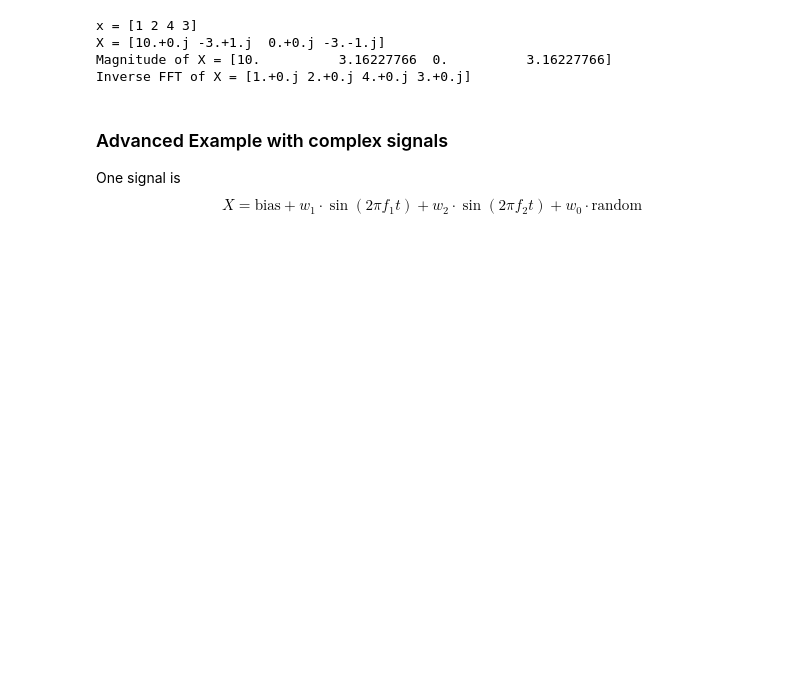
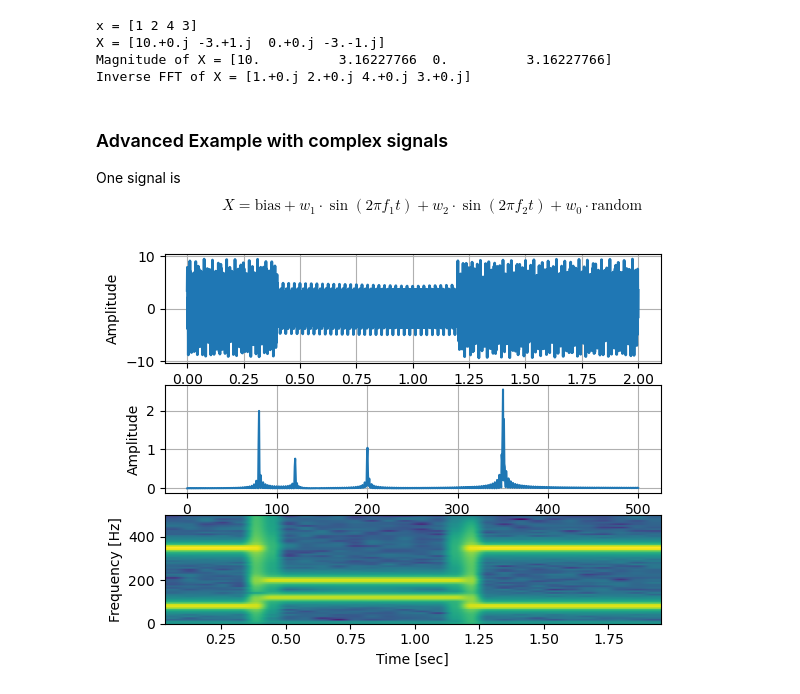
Before and after one commit to HoraceYang2019/Digital-Signal-Processing, a Jupyter notebook: E. Signal Transformation/9. Fourier Series and Transform.ipynb, the cells around one changed output. Saved outputs shown, nothing was run; the diff lists cells and outputs as text; code cells hidden in the pictures; blank space fills up the shorter version.

```diff
--- a/E. Signal Transformation/9. Fourier Series and Transform.ipynb
+++ b/E. Signal Transformation/9. Fourier Series and Transform.ipynb
@@ -518,7 +559,13 @@ X = \text{bias} + w_1 \cdot \sin (2 \pi f_1 t) + w_2 \cdot \sin (2 \pi f_2 t) +
 \end{equation}
 # %%
 # Another signal is
-gen = map(lambda k: w1*np.sin(2.0*np.pi*f1*k) if 0.4 <= k < 0.6 else w2*np.sin(2*np.pi*f2*k), t)
+w0 = 0
+w1 = 0.3
+w2 = 0.6
+f1 = 20 # Hz
+f2 = 50 # Hz
+bias = 0
+gen = map(lambda r: w1*np.sin(2.0*np.pi*f1*r) if 0.4 <= r < 0.6 else w2*np.sin(2*np.pi*f2*r), t)
 x0 = np.array(list(gen))
 x = x0 + w0 * np.random.rand(len(t)) + bias
 # %%
@@ -527,54 +574,61 @@ import numpy as np
 import matplotlib.pyplot as plt
 from numpy.fft import fft
 # x: signal; sRate: sampling rate; is_plot: plot it?; f_start: = 1: remove DC
-def fft_(x=[], sRate=None, is_plot=True, case =1, f_start=0):
+def fft_(x=[], sRate=None, is_plot=True, case =1, f_start=1):
     if x==[]:
         N = 2000  # no. of data points
         sRate = 1000.0  # sampling rate
         t = np.linspace(0.0, N/sRate, N) #
-        w0 = 0.5
-        bias = 5
-        f1 = 50.0 # in Hz
-        w1 = 5    # weight     t
-        f2 = 300.0
-        w2 = 2
+        w0 = 0.02
+        bias = 0
+        f1 = 200.0 # in Hz
+        w1 = 3    # weight     t
+        f2 = 350.0
+        w2 = 6
+
+        f3 = 120
+        w3 = 2
+        f4 = 80
+        w4 = 3.5
         if case == 1:
             x = bias + w1*np.sin(f1*2.0*np.pi*t) + w2*np.sin(f2*2.0*np.pi*t)+ w0*np.random.random(N)
         else:
-            gen = map(lambda k: w1*np.cos(2.0*np.pi*f1*k) if 0.4 <= k < 0.6 else w2*np.sin(2*np.pi*f2*k), t)
+            gen = map(lambda k: (w1*np.cos(2.0*np.pi*f1*k)+w3*np.cos(2.0*np.pi*f3*k)) if 0.4 <= k < 1.2 else (w2*np.sin(2*np.pi*f2*k)+w4*np.cos(2.0*np.pi*f4*k)), t)
             x0 = np.array(list(gen))
             f = np.linspace(0.0, 1.0/(2.0/sRate), int(N/2))
             x = x0 + w0 * np.random.rand(len(t)) + bias
 
     N = len(x)   # 資料長度
-    y=fft(x)
+    y = fft(x)
     y_mag = 2.0/N*abs(y.real[:int(N/2)])
     if is_plot== True :
         plt.figure(1)
         plt.subplot(311)
         t = np.linspace(0.0, N/sRate, N) # time
         plt.plot(t, x, lw=2)
         plt.ylabel('Amplitude')
         plt.xlabel('Time')
         plt.grid(True)
 
         plt.subplot(312)
         f = np.linspace(0.0, 1.0/(2.0/sRate), int(N/2))
         plt.plot(f[f_start:], y_mag[f_start:])
         plt.ylabel('Amplitude')
         plt.xlabel('Frequency')
         plt.grid(True)
 
         plt.subplot(313)
 
         # Set the window size and overlap
-        nfft = 32
-        noverlap = int(nfft * 0.25)
+        nfft = 128
+        noverlap = int(nfft * 0.5)
         powerSpectrum, freqenciesFound, time, imageAxis = plt.specgram(x, Fs=sRate, NFFT=nfft, noverlap=noverlap)
         plt.ylabel('Frequency [Hz]')
         plt.xlabel('Time [sec]')
         plt.show()
 
     return y_mag
 if __name__ == '__main__':
     fft_(case=2) # for testing
+# %% [output]
+[figure, added]
```
Also changed, not shown: parts of 36 cells of this notebook, 1 other file.
